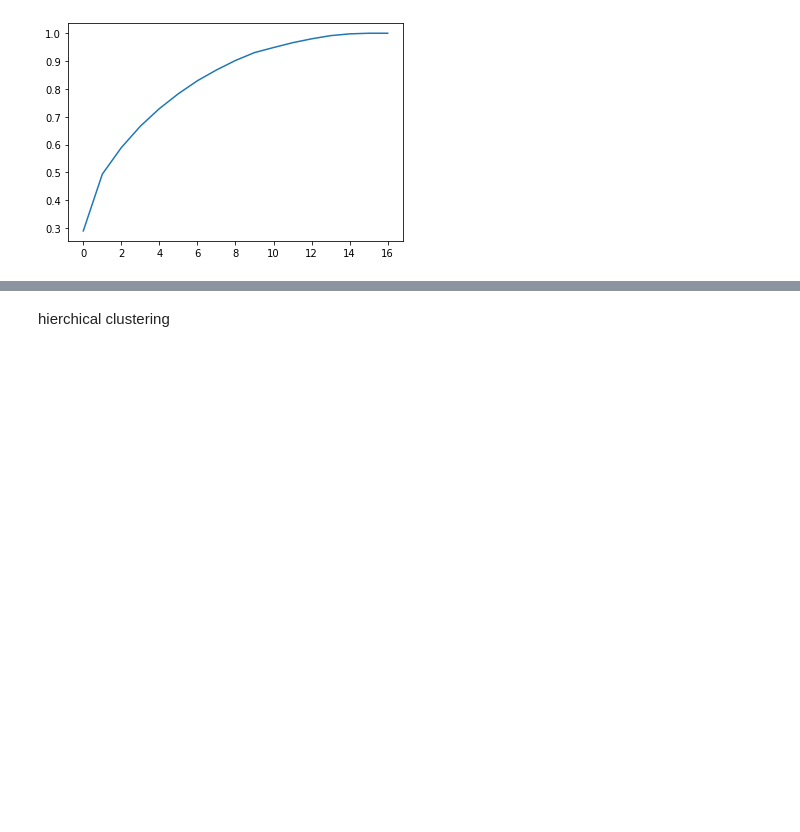
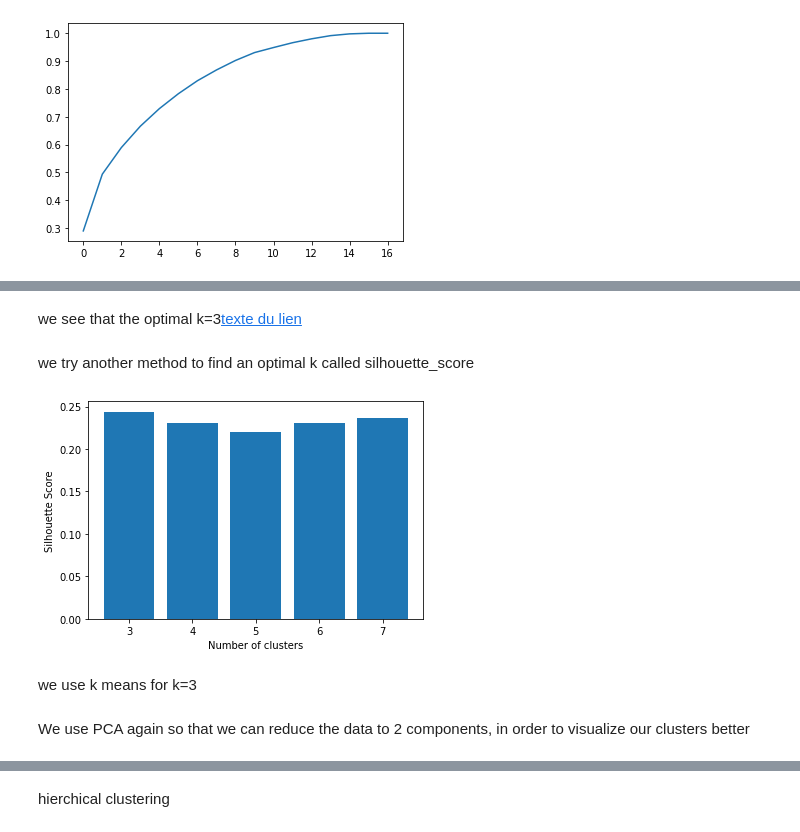
Before and after one commit to Soumiak/KMEANS, a Jupyter notebook: Kmeans.ipynb, the cells around one changed output, grey strips where cells are left out. Cells and saved outputs as stored; diff of their text form; code cells hidden in the pictures; blank space fills up the shorter version.

```diff
--- a/Kmeans.ipynb
+++ b/Kmeans.ipynb
@@ -239,0 +240,19 @@ plt.show()
+# %% [markdown]
+we see that the optimal k=3[texte du lien](https://)
+# %% [markdown]
+we try another method to find an optimal k called silhouette_score
+# %%
+silhouette_scores = []
+for n_cluster in range(3, 8):
+    silhouette_scores.append(
+        silhouette_score(pca_data, KMeans(n_clusters = n_cluster).fit_predict(pca_data)))
+
+k = [3, 4, 5, 6,7]
+plt.bar(k, silhouette_scores)
+plt.xlabel('Number of clusters', fontsize = 10)
+plt.ylabel('Silhouette Score', fontsize = 10)
+plt.show()
+# %% [output]
+[figure, added]
+# %% [markdown]
+we use k means for k=3
@@ -239,0 +263,2 @@ plt.show()
+# %% [markdown]
+We use PCA again so that we can reduce the data to 2 components, in order to visualize our clusters better
```
Also changed, not shown: parts of 26 cells of this notebook.
